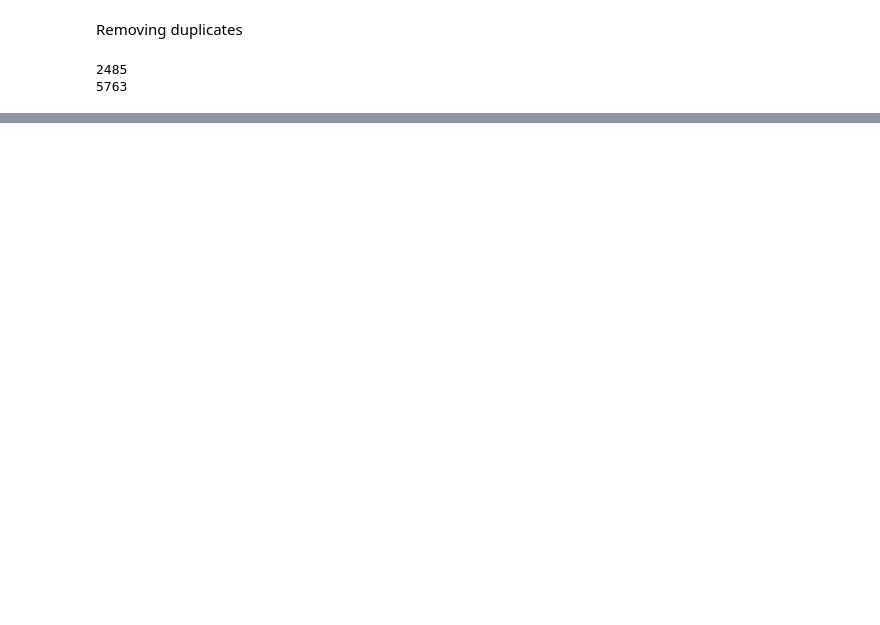
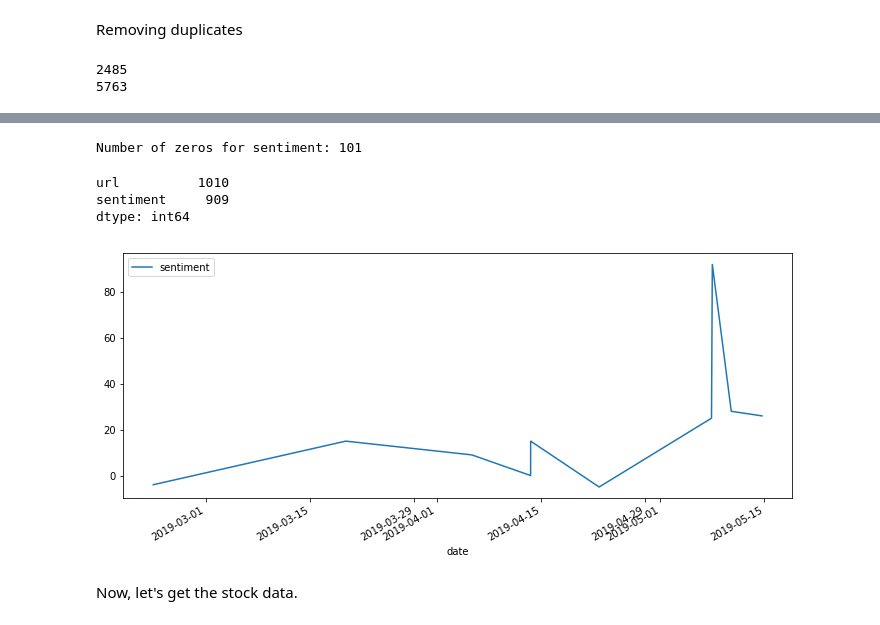
Before and after one commit to shrimpynuts/news-sentiment, a Jupyter notebook: lexicon.ipynb, the cells around one changed output, grey strips where cells are left out. Drawn from its saved outputs; the diff is of its cells as text; code cells hidden in the pictures; blank space fills up the shorter version.

```diff
--- a/lexicon.ipynb
+++ b/lexicon.ipynb
@@ -207,0 +252,13 @@ Number of negative words: 189
+# %%
+data = []
+i = 0
+count = 0
+for d in docs:
+    print("Processing doc #", i, "-", d[0])
+    i += 1
+    sent = get_rule_sentiment(get_nyt_article(d[0])[2])
+    if (sent == 0):
+        count += 1
+#         print("WE GOT A ZERO HERE : ", count, i)
+    data.append([d[0], d[1], sent])
+print("Number of zeros: ", count)
@@ -207,0 +283,2 @@ Number of negative words: 189
+# %%
+df = pd.DataFrame(data, columns = ['url', 'date', 'sentiment'])
@@ -207,0 +298,7 @@ Number of negative words: 189
+# %%
+# Convert date from string to datetime
+df['date'] = pd.to_datetime(df['date'])
+# Set index as date and drop the original column
+df.index = df['date']
+df.drop(columns=['date'], inplace=True)
+df.head()
@@ -207,0 +313,16 @@ Number of negative words: 189
+# %%
+# Remove NaNs
+df.fillna(0, inplace=True)
+print("Number of zeros for sentiment:", (df['sentiment'] == 0).sum(0))
+df.astype(bool).sum(axis=0)
+# %% [output]
+Number of zeros for sentiment: 101
+url          1010
+sentiment     909
+dtype: int64
+# %%
+ax = df.plot(figsize=(12,5))
+# %% [output]
+[figure, added]
+# %% [markdown]
+Now, let's get the stock data.
```
Also changed, not shown: parts of 40 cells of this notebook.
